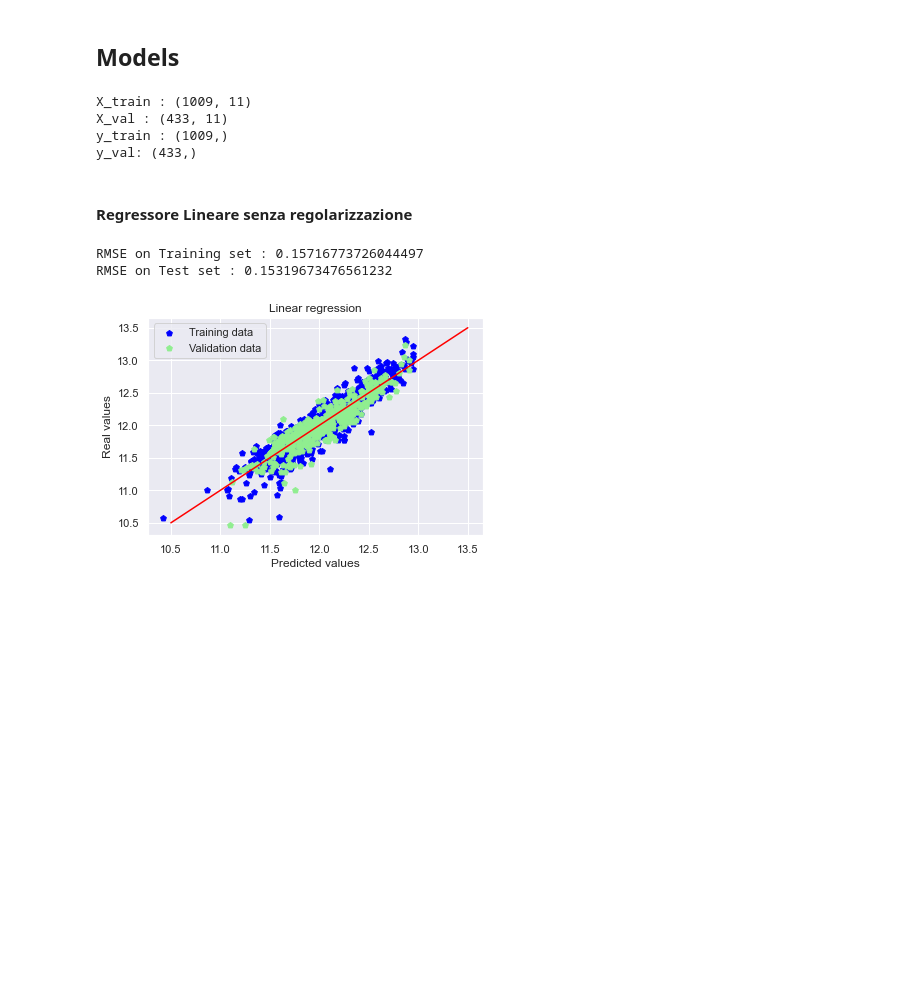
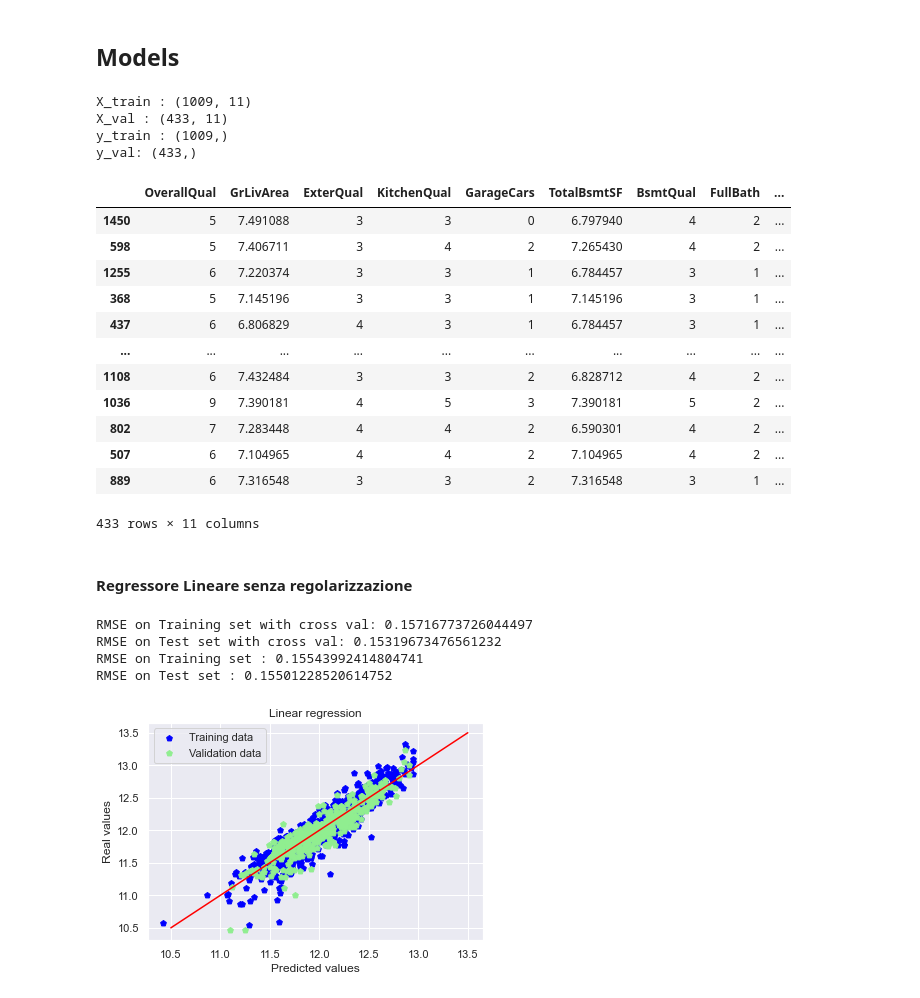
Before and after one commit to salvatore-drago/progettoBIGDATA-HousePrices, a Jupyter notebook: main.ipynb, the cells around one changed output. Saved outputs shown, nothing was run; the diff lists cells and outputs as text; code cells hidden in the pictures; blank space fills up the shorter version.

```diff
--- a/main.ipynb
+++ b/main.ipynb
@@ -612,13 +612,29 @@ from sklearn.metrics import mean_squared_error, make_scorer
 # %%
 y= X1.SalePrice
 X_train, X_val, y_train, y_val = train_test_split(X1[feature_columns], y, test_size = 0.3, random_state = 0)
+#X_train, X_val, y_train, y_val = train_test_split(X1, y, test_size = 0.3, random_state = 0)
+X_train_rdg, X_val_rdg, y_train_rdg, y_val_rdg = train_test_split(X1, y, test_size = 0.3, random_state = 0)
 
 print("X_train : " + str(X_train.shape))
 print("X_val : " + str(X_val.shape))
 print("y_train : " + str(y_train.shape))
 print("y_val: " + str(y_val.shape))
+X_val
 # %% [output]
 X_train : (1009, 11)
 X_val : (433, 11)
 y_train : (1009,)
 y_val: (433,)
+|  | OverallQual | GrLivArea | ExterQual | KitchenQual | GarageCars | TotalBsmtSF | BsmtQual | FullBath | ... |
+| 1450 | 5 | 7.491088 | 3 | 3 | 0 | 6.797940 | 4 | 2 | ... |
+| 598 | 5 | 7.406711 | 3 | 4 | 2 | 7.265430 | 4 | 2 | ... |
+| 1255 | 6 | 7.220374 | 3 | 3 | 1 | 6.784457 | 3 | 1 | ... |
+| 368 | 5 | 7.145196 | 3 | 3 | 1 | 7.145196 | 3 | 1 | ... |
+| 437 | 6 | 6.806829 | 4 | 3 | 1 | 6.784457 | 3 | 1 | ... |
+| ... | ... | ... | ... | ... | ... | ... | ... | ... | ... |
+| 1108 | 6 | 7.432484 | 3 | 3 | 2 | 6.828712 | 4 | 2 | ... |
+| 1036 | 9 | 7.390181 | 4 | 5 | 3 | 7.390181 | 5 | 2 | ... |
+| 802 | 7 | 7.283448 | 4 | 4 | 2 | 6.590301 | 4 | 2 | ... |
+| 507 | 6 | 7.104965 | 4 | 4 | 2 | 7.104965 | 4 | 2 | ... |
+| 889 | 6 | 7.316548 | 3 | 3 | 2 | 7.316548 | 3 | 1 | ... |
+433 rows × 11 columns
@@ -640,19 +661,22 @@ def rmse_cv_test(model):
 # %% [markdown]
 #### Regressore Lineare senza regolarizzazione
 # %%
-
 # Linear Regression
 lr = LinearRegression()
+#Look at predictions on training and validation set
+print("RMSE on Training set with cross val:", rmse_cv_train(lr))
+print("RMSE on Test set with cross val:", rmse_cv_val(lr))
+
 lr.fit(X_train, y_train)
-
-#Look at predictions on training and validation set
-print("RMSE on Training set :", rmse_cv_train(lr))
-print("RMSE on Test set :", rmse_cv_test(lr))
 y_train_pred = lr.predict(X_train)
-y_test_pred = lr.predict(X_val)
+y_val_pred = lr.predict(X_val)
+print("RMSE on Training set :", rmse(y_train,y_train_pred))
+print("RMSE on Test set :", rmse(y_val,y_val_pred))
 # %% [output]
-RMSE on Training set : 0.15716773726044497
-RMSE on Test set : 0.15319673476561232
+RMSE on Training set with cross val: 0.15716773726044497
+RMSE on Test set with cross val: 0.15319673476561232
+RMSE on Training set : 0.15543992414804741
+RMSE on Test set : 0.15501228520614752
 # %%
 # Plot predictions
 plt.scatter(y_train_pred, y_train, c = "blue", marker = "p", label = "Training data")
```
Also changed, not shown: parts of 9 cells of this notebook.
